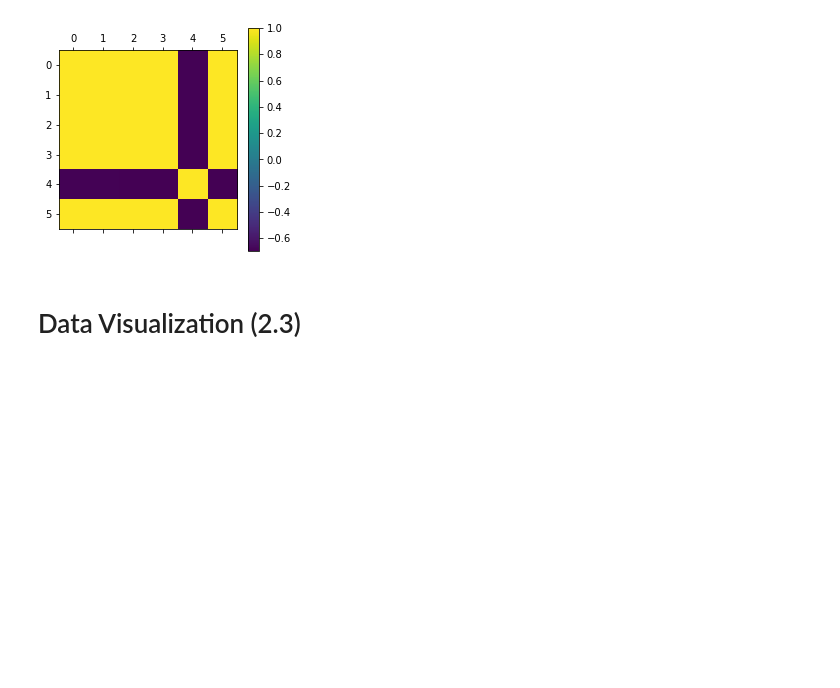
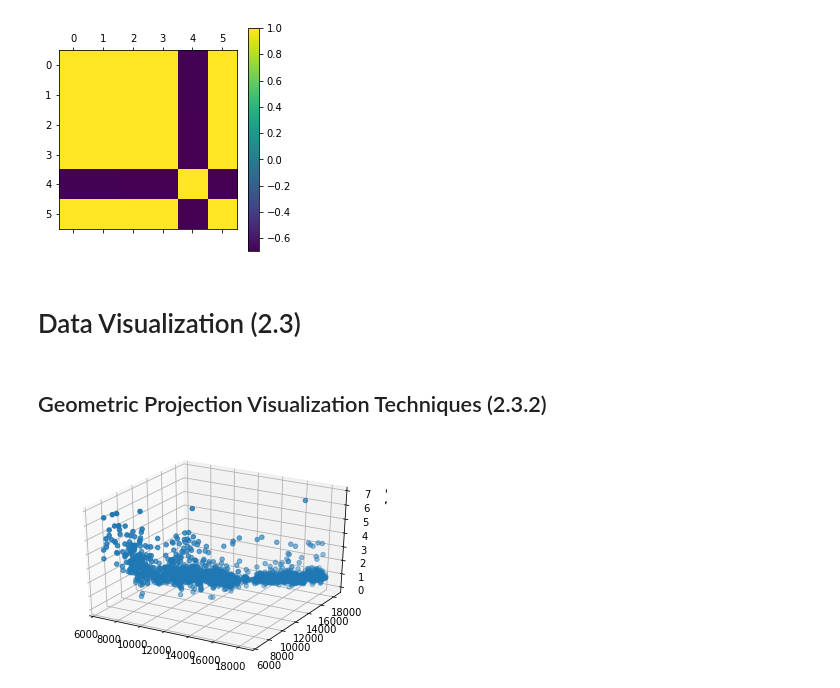
Before and after one commit to abbasiehsan1991/DataMining_concepts, a Jupyter notebook: Data_Mining_Concepts.ipynb, the cells around one changed output. Drawn from its saved outputs; the diff is of its cells as text; code cells hidden in the pictures; blank space fills up the shorter version.

Commit message:
Data Visualization (2.3)

```diff
--- a/Data_Mining_Concepts.ipynb
+++ b/Data_Mining_Concepts.ipynb
@@ -278,3 +278,5 @@ plt.colorbar()
 [figure]
 # %% [markdown]
 # Data Visualization (2.3)
+# %% [markdown]
+## Geometric Projection Visualization Techniques (2.3.2)
@@ -280,0 +285,17 @@ plt.colorbar()
+# %%
+import matplotlib.pyplot as plt
+import numpy as np
+from mpl_toolkits.mplot3d import Axes3D
+
+fig = plt.figure()
+ax1 = fig.add_subplot(111,projection='3d')
+df = pd.read_csv('source.csv')
+
+x= df['Open']
+y= df['Close']
+z= df['Volume']
+
+ax1.scatter(x,y,z)
+plt.show()
+# %% [output]
+[figure, added]
```
Also changed, not shown: parts of 4 cells of this notebook.
